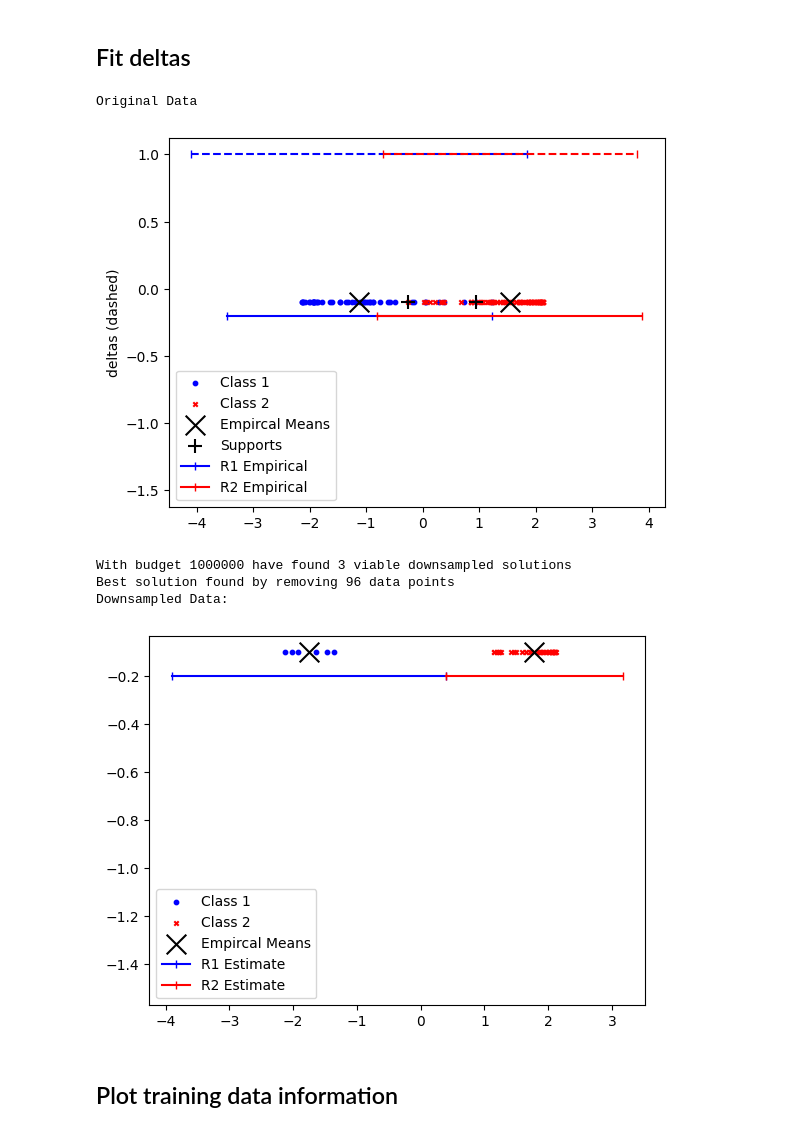
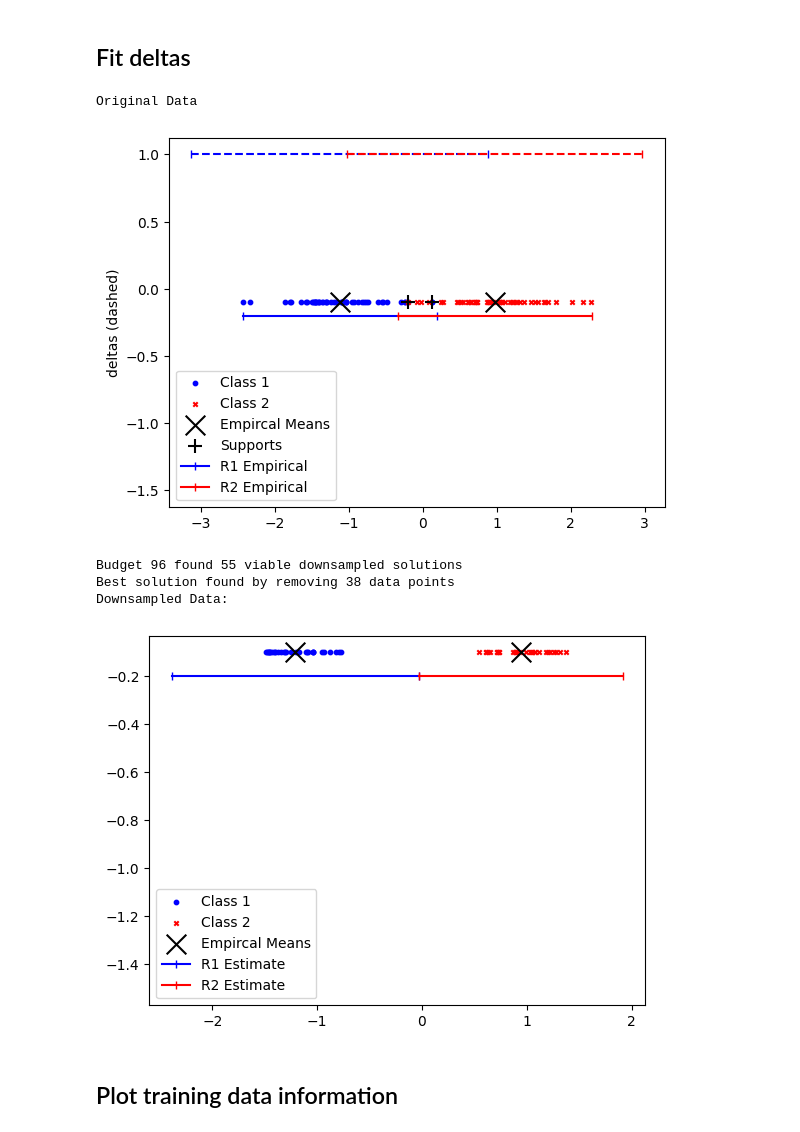
Before and after one commit to mattclifford1/linear_confidence, a Jupyter notebook: notebooks/datasets.ipynb, the cells around one changed output. Saved outputs shown, nothing was run; the diff lists cells and outputs as text; code cells hidden in the pictures.

Commit message:
supports downsample parralle bug fix

```diff
--- a/notebooks/datasets.ipynb
+++ b/notebooks/datasets.ipynb
@@ -18,7 +18,7 @@ datasets = {0: 'Breast Cancer', 2: 'Iris', 3: 'Wine', 4: 'Pima Indian Diabetes',
             7: 'Abalone Gender', 8: 'Ionosphere', 9: 'Wheat Seeds',
             10: 'Credit Scoring 1', 11: 'Credit Scoring 2',
             12: 'Direct Marketing'}
-dataset = datasets[3]  # change ind to select dataset to use
+dataset = datasets[9]  # change ind to select dataset to use
 data_clf = data.get_real_dataset(dataset, scale=False)
 deltas.plotting.plots.plot_classes(data_clf['data'], dim_reducer=data_clf['dim_reducer'])
 # %% [output]
@@ -48,17 +48,22 @@ SMOTE
 # %%
 X = data_clf['data']['X']
 y = data_clf['data']['y']
 clf = data_clf['clf']
 # deltas_model = model_deltas.reprojection_deltas(
-deltas_model = downsample.downsample_deltas(clf
-).fit(X, y, alpha=1000, _print=True, _plot=True, max_trials=1000000, parallel=True)
+deltas_model = downsample.downsample_deltas(clf).fit(X, y,
+                                                     alpha=1,
+                                                     _print=True,
+                                                     _plot=True,
+                                                     max_trials=1000,
+                                                     method='supports',
+                                                     parallel=True)
 # %% [output]
 Original Data
-[figure, old version]
+[figure, new version]
-With budget 1000000 have found 3 viable downsampled solutions
-Best solution found by removing 96 data points
+Budget 96 found 55 viable downsampled solutions
+Best solution found by removing 38 data points
 Downsampled Data:
-[figure, old version]
+[figure, new version]
 # %% [markdown]
 ## Plot training data information
 # %%
```
Also changed, not shown: parts of 5 cells of this notebook, 3 other files.
